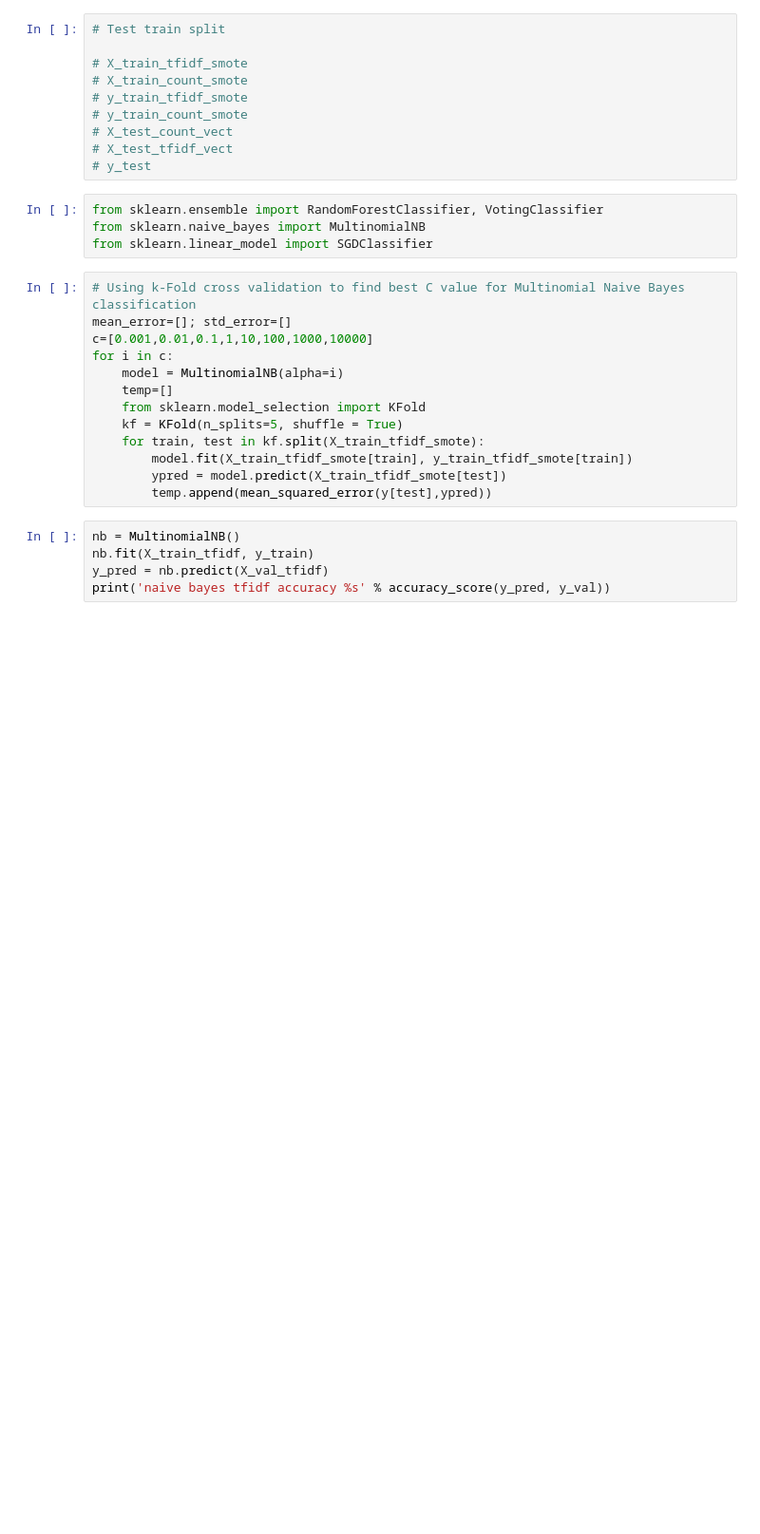
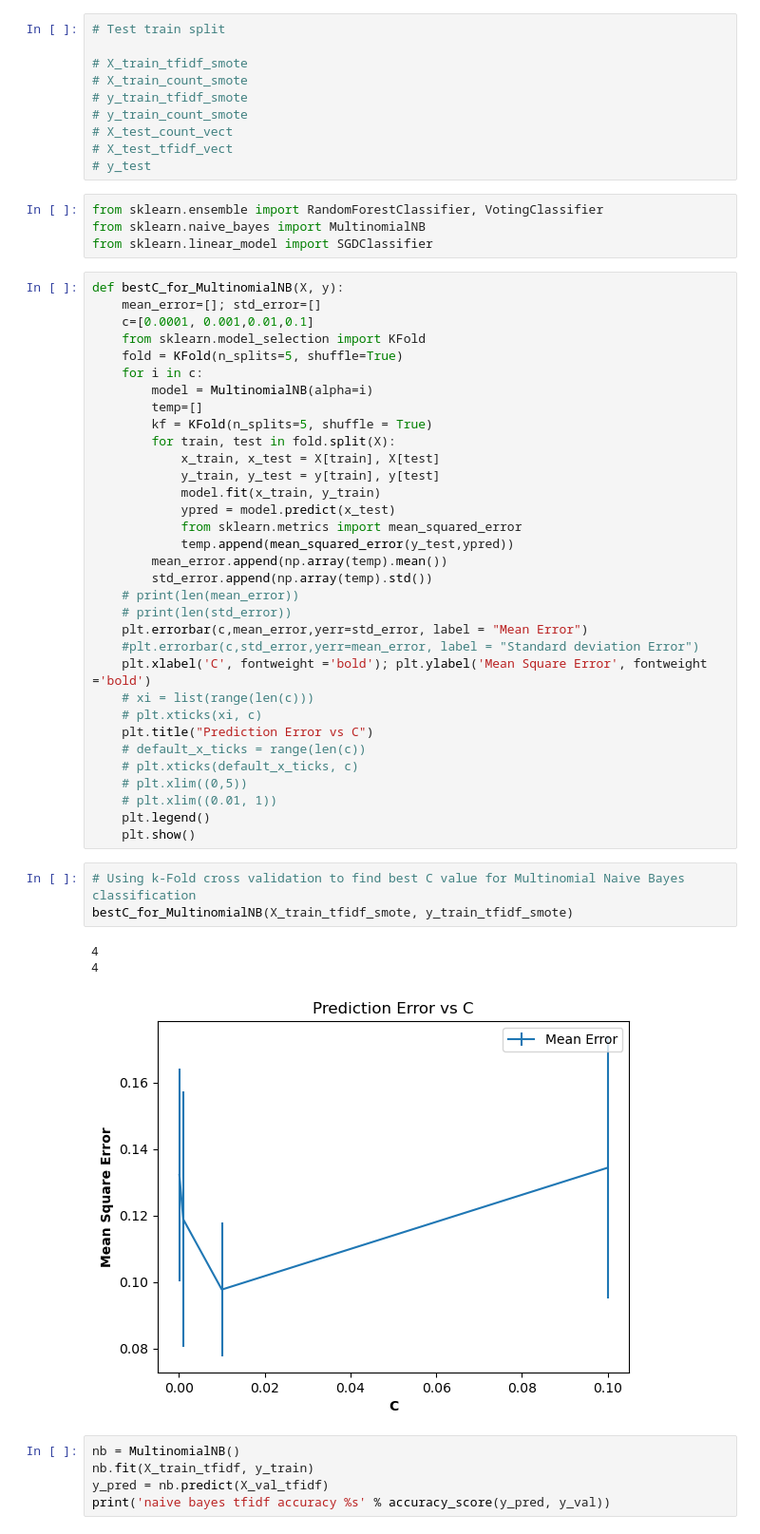
Before and after one commit to thirukos/MachineLearning-SentimentAnalysis, a Jupyter notebook: Models/EnsembleModel.ipynb, the cells around one changed output. Shown at 95% size. Saved outputs shown, nothing was run; the diff lists cells and outputs as text; blank space fills up the shorter version.

```diff
--- a/Models/EnsembleModel.ipynb
+++ b/Models/EnsembleModel.ipynb
@@ -83,19 +83,46 @@ Class=10, n=496 (12.181%)
 from sklearn.ensemble import RandomForestClassifier, VotingClassifier
 from sklearn.naive_bayes import MultinomialNB
 from sklearn.linear_model import SGDClassifier
-# %%
-# Using k-Fold cross validation to find best C value for Multinomial Naive Bayes classification
-mean_error=[]; std_error=[]
-c=[0.001,0.01,0.1,1,10,100,1000,10000]
-for i in c:
-    model = MultinomialNB(alpha=i)
-    temp=[]
-    from sklearn.model_selection import KFold
-    kf = KFold(n_splits=5, shuffle = True)
-    for train, test in kf.split(X_train_tfidf_smote):
-        model.fit(X_train_tfidf_smote[train], y_train_tfidf_smote[train])
-        ypred = model.predict(X_train_tfidf_smote[test])
-        temp.append(mean_squared_error(y[test],ypred))
+# %%
+def bestC_for_MultinomialNB(X, y):
+    mean_error=[]; std_error=[]
+    c=[0.0001, 0.001,0.01,0.1]
+    from sklearn.model_selection import KFold
+    fold = KFold(n_splits=5, shuffle=True)
+    for i in c:
+        model = MultinomialNB(alpha=i)
+        temp=[]
+        kf = KFold(n_splits=5, shuffle = True)
+        for train, test in fold.split(X):
+            x_train, x_test = X[train], X[test]
+            y_train, y_test = y[train], y[test]
+            model.fit(x_train, y_train)
+            ypred = model.predict(x_test)
+            from sklearn.metrics import mean_squared_error
+            temp.append(mean_squared_error(y_test,ypred))
+        mean_error.append(np.array(temp).mean())
+        std_error.append(np.array(temp).std())
+    # print(len(mean_error))
+    # print(len(std_error))
+    plt.errorbar(c,mean_error,yerr=std_error, label = "Mean Error")
+    #plt.errorbar(c,std_error,yerr=mean_error, label = "Standard deviation Error")
+    plt.xlabel('C', fontweight ='bold'); plt.ylabel('Mean Square Error', fontweight ='bold')
+    # xi = list(range(len(c)))
+    # plt.xticks(xi, c)
+    plt.title("Prediction Error vs C")
+    # default_x_ticks = range(len(c))
+    # plt.xticks(default_x_ticks, c)
+    # plt.xlim((0,5))
+    # plt.xlim((0.01, 1))
+    plt.legend()
+    plt.show()
+# %%
+# Using k-Fold cross validation to find best C value for Multinomial Naive Bayes classification
+bestC_for_MultinomialNB(X_train_tfidf_smote, y_train_tfidf_smote)
+# %% [output]
+4
+4
+[figure, added]
 # %%
 nb = MultinomialNB()
 nb.fit(X_train_tfidf, y_train)
```
Also changed, not shown: parts of 2 cells of this notebook.
